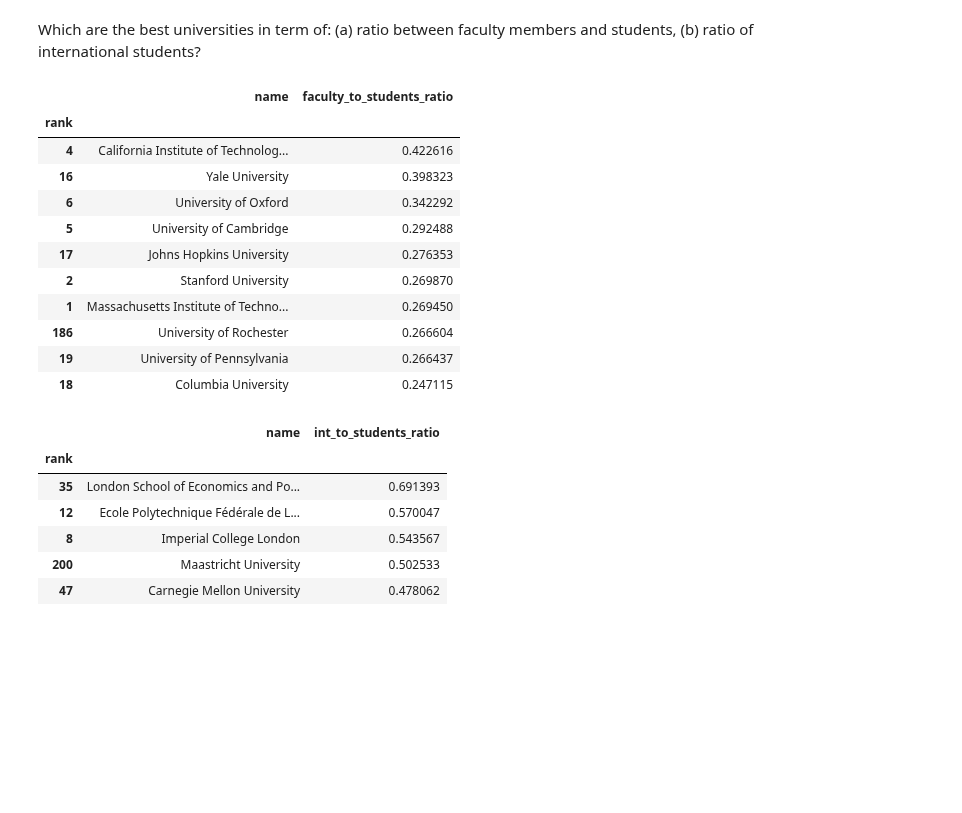
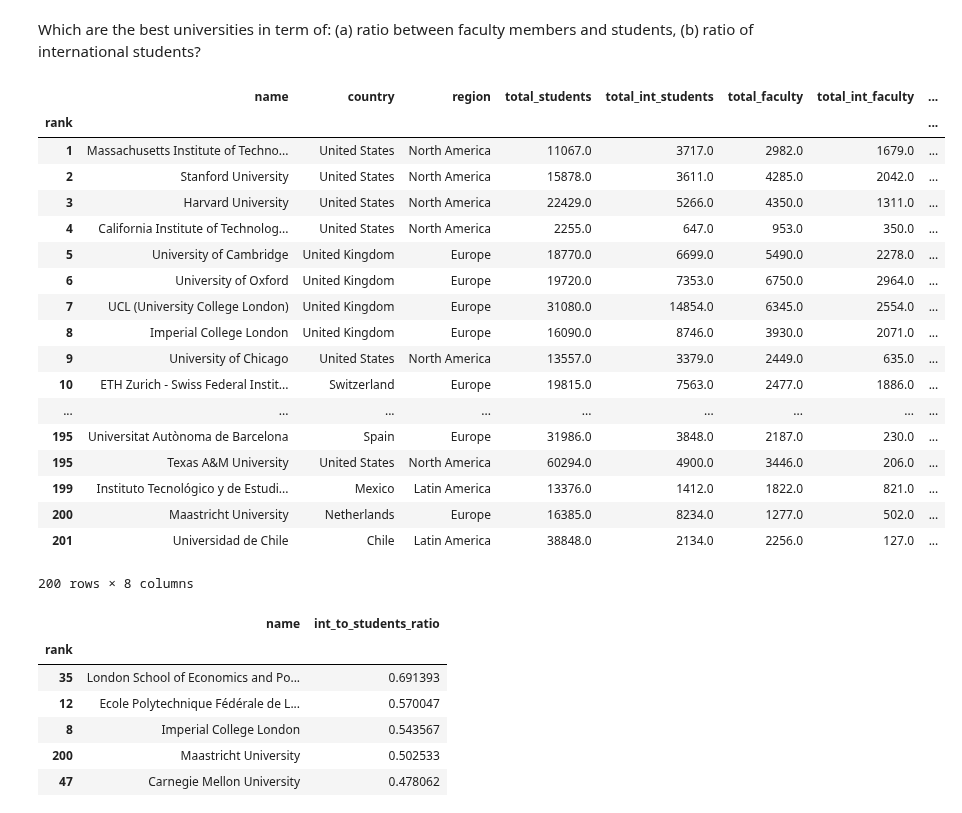
Before and after one commit to mosimann/ADA, a Jupyter notebook: Homework 2.ipynb, the cells around one changed output. Saved outputs shown, nothing was run; the diff lists cells and outputs as text; code cells hidden in the pictures; blank space fills up the shorter version.

```diff
--- a/Homework 2.ipynb
+++ b/Homework 2.ipynb
@@ -107,20 +107,28 @@ Which are the best universities in term of: (a) ratio between faculty members an
 # %%
 df = top_df.copy()
 df['faculty_to_students_ratio'] = df['total_faculty'] / df['total_students']
 df.sort_values('faculty_to_students_ratio', ascending=False).head(10).loc[:, ['name', 'faculty_to_students_ratio']]
+df
 # %% [output]
-|  | name | faculty_to_students_ratio |
-| rank |  |  |
-| 4 | California Institute of Technolog... | 0.422616 |
-| 16 | Yale University | 0.398323 |
-| 6 | University of Oxford | 0.342292 |
-| 5 | University of Cambridge | 0.292488 |
-| 17 | Johns Hopkins University | 0.276353 |
-| 2 | Stanford University | 0.269870 |
-| 1 | Massachusetts Institute of Techno... | 0.269450 |
-| 186 | University of Rochester | 0.266604 |
-| 19 | University of Pennsylvania | 0.266437 |
-| 18 | Columbia University | 0.247115 |
+|  | name | country | region | total_students | total_int_students | total_faculty | total_int_faculty | ... |
+| rank |  |  |  |  |  |  |  | ... |
+| 1 | Massachusetts Institute of Techno... | United States | North America | 11067.0 | 3717.0 | 2982.0 | 1679.0 | ... |
+| 2 | Stanford University | United States | North America | 15878.0 | 3611.0 | 4285.0 | 2042.0 | ... |
+| 3 | Harvard University | United States | North America | 22429.0 | 5266.0 | 4350.0 | 1311.0 | ... |
+| 4 | California Institute of Technolog... | United States | North America | 2255.0 | 647.0 | 953.0 | 350.0 | ... |
+| 5 | University of Cambridge | United Kingdom | Europe | 18770.0 | 6699.0 | 5490.0 | 2278.0 | ... |
+| 6 | University of Oxford | United Kingdom | Europe | 19720.0 | 7353.0 | 6750.0 | 2964.0 | ... |
+| 7 | UCL (University College London) | United Kingdom | Europe | 31080.0 | 14854.0 | 6345.0 | 2554.0 | ... |
+| 8 | Imperial College London | United Kingdom | Europe | 16090.0 | 8746.0 | 3930.0 | 2071.0 | ... |
+| 9 | University of Chicago | United States | North America | 13557.0 | 3379.0 | 2449.0 | 635.0 | ... |
+| 10 | ETH Zurich - Swiss Federal Instit... | Switzerland | Europe | 19815.0 | 7563.0 | 2477.0 | 1886.0 | ... |
+| ... | ... | ... | ... | ... | ... | ... | ... | ... |
+| 195 | Universitat Autònoma de Barcelona | Spain | Europe | 31986.0 | 3848.0 | 2187.0 | 230.0 | ... |
+| 195 | Texas A&M University | United States | North America | 60294.0 | 4900.0 | 3446.0 | 206.0 | ... |
+| 199 | Instituto Tecnológico y de Estudi... | Mexico | Latin America | 13376.0 | 1412.0 | 1822.0 | 821.0 | ... |
+| 200 | Maastricht University | Netherlands | Europe | 16385.0 | 8234.0 | 1277.0 | 502.0 | ... |
+| 201 | Universidad de Chile | Chile | Latin America | 38848.0 | 2134.0 | 2256.0 | 127.0 | ... |
+200 rows × 8 columns
 # %%
 df = top_df.copy()
 df['int_to_students_ratio'] = df['total_int_students'] / df['total_students']
```
Also changed, not shown: parts of 1 cell of this notebook.
